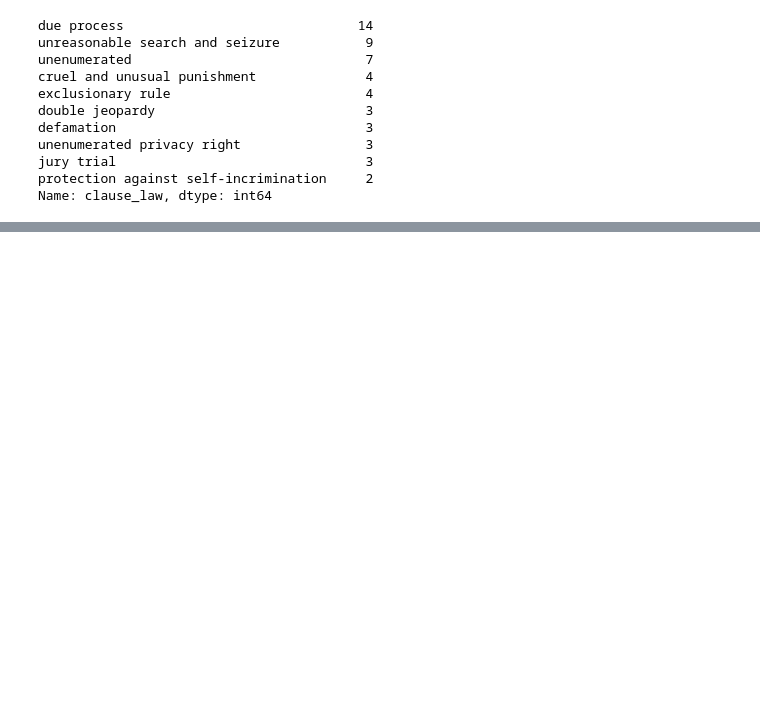
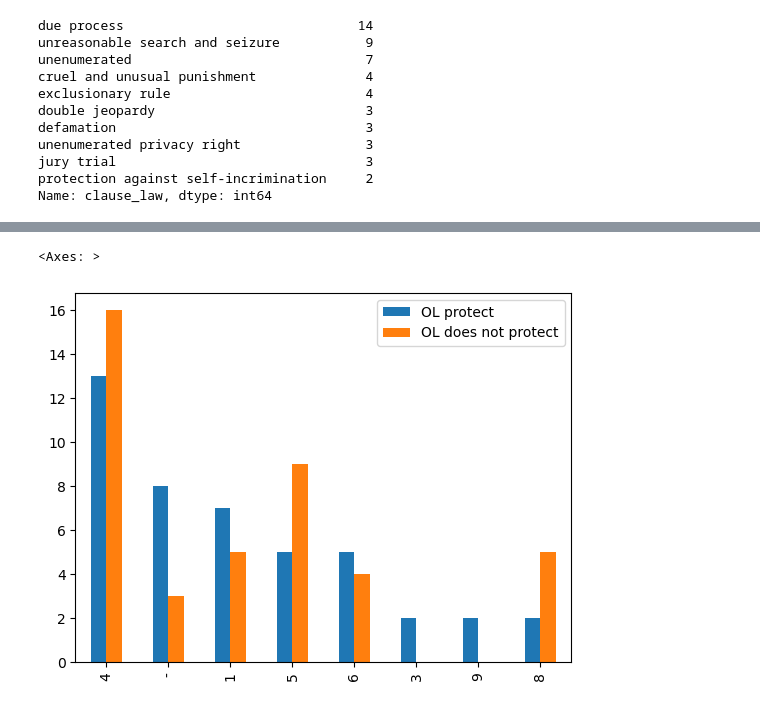
Before and after one commit to Athan13/OrderedLibertyPCS, a Jupyter notebook: right_and_clause.ipynb, the cells around one changed output, grey strips where cells are left out. Drawn from its saved outputs; the diff is of its cells as text; code cells hidden in the pictures; blank space fills up the shorter version.

```diff
--- a/right_and_clause.ipynb
+++ b/right_and_clause.ipynb
@@ -51,0 +85,12 @@ Name: clause_law, dtype: int64
+# %%
+# Do the same with OL_protect
+protect_df = ol_df[ol_df["OL_protect"] == "1"]
+no_protect_df = ol_df[ol_df["OL_protect"] == "0"]
+
+pd.concat({
+   "OL protect": protect_df["amendments"].str.split(r"[^0-9|-]*").explode().value_counts().iloc[1:],
+   "OL does not protect": no_protect_df["amendments"].str.split(r"[^0-9|-]*").explode().value_counts().iloc[1:]
+}, axis=1).plot.bar()
+# %% [output]
+<Axes: >
+[figure, added]
```
Also changed, not shown: parts of 11 cells of this notebook.
